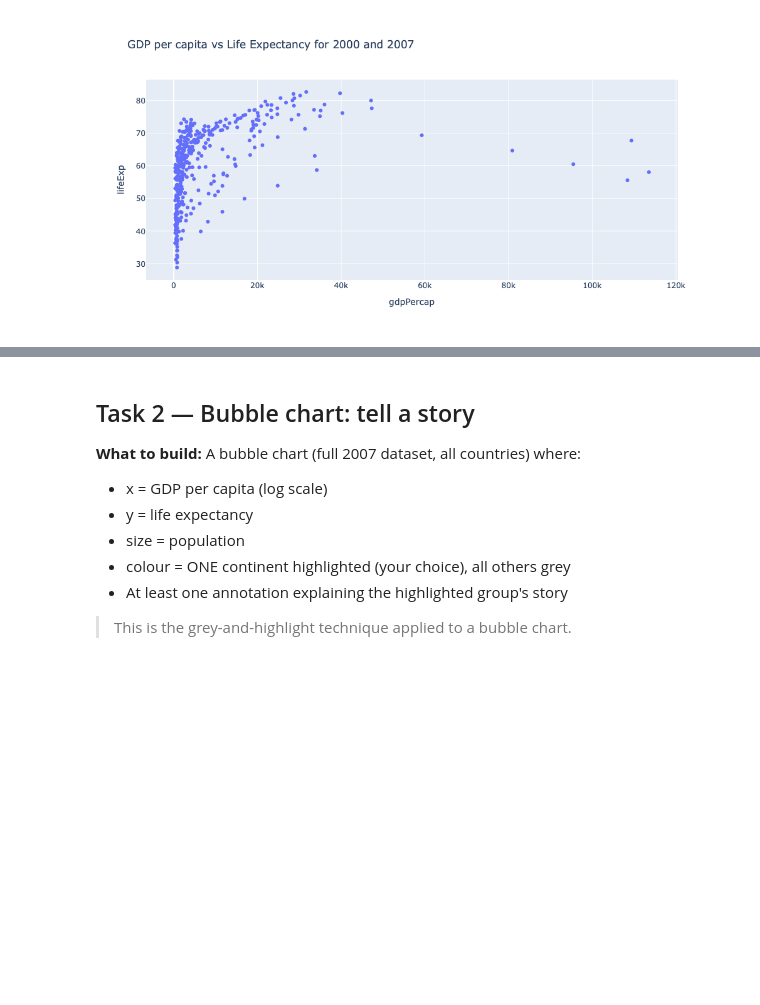
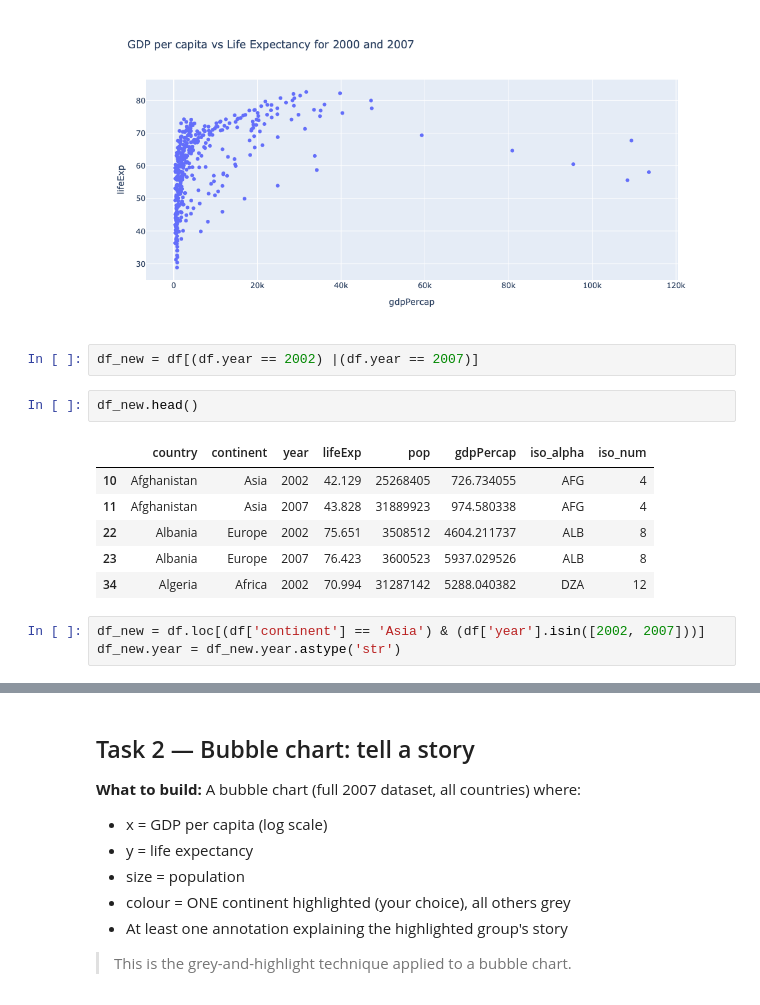
Before and after one commit to Inesmo-Minyard/dataviz-exercises-SemionPetrov, a Jupyter notebook: week04/lecture04_exercise.ipynb, the cells around one changed output, grey strips where cells are left out. Cells and saved outputs as stored; diff of their text form; blank space fills up the shorter version.

```diff
--- a/week04/lecture04_exercise.ipynb
+++ b/week04/lecture04_exercise.ipynb
@@ -80,5 +80,19 @@ fig = px.scatter(df.loc[df['continent'] == 'Asia'], x='gdpPercap', y='lifeExp',
 fig.show()
 # %% [output]
 [figure]
+# %%
+df_new = df[(df.year == 2002) |(df.year == 2007)]
+# %%
+df_new.head()
+# %% [output]
+|  | country | continent | year | lifeExp | pop | gdpPercap | iso_alpha | iso_num |
+| 10 | Afghanistan | Asia | 2002 | 42.129 | 25268405 | 726.734055 | AFG | 4 |
+| 11 | Afghanistan | Asia | 2007 | 43.828 | 31889923 | 974.580338 | AFG | 4 |
+| 22 | Albania | Europe | 2002 | 75.651 | 3508512 | 4604.211737 | ALB | 8 |
+| 23 | Albania | Europe | 2007 | 76.423 | 3600523 | 5937.029526 | ALB | 8 |
+| 34 | Algeria | Africa | 2002 | 70.994 | 31287142 | 5288.040382 | DZA | 12 |
+# %%
+df_new = df.loc[(df['continent'] == 'Asia') & (df['year'].isin([2002, 2007]))]
+df_new.year = df_new.year.astype('str')
 # %%
 fig = px.scatter(
```
Also changed, not shown: parts of 3 cells of this notebook.
